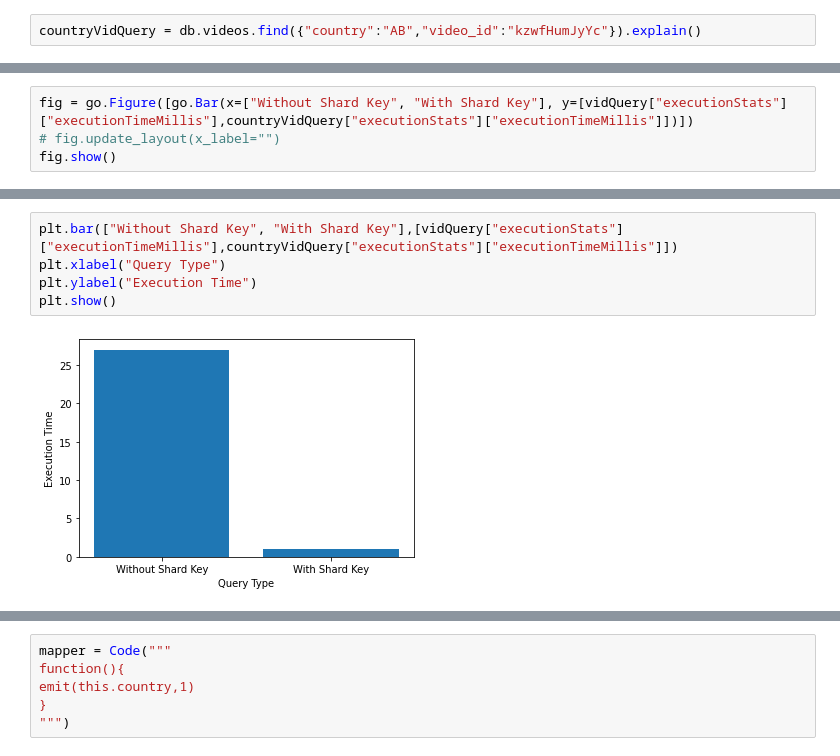
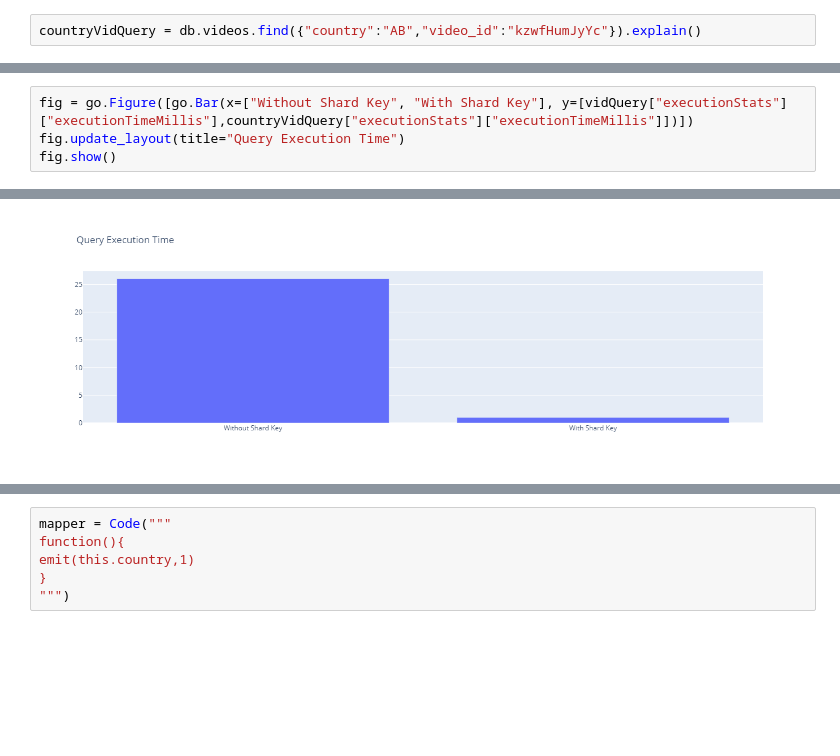
Before and after one commit to Team-CodePlay/distributed-mongodb-framework, a Jupyter notebook: shardAnalysis.ipynb, the cells around one changed output, grey strips where cells are left out. Cells and saved outputs as stored; diff of their text form; blank space fills up the shorter version.

```diff
--- a/shardAnalysis.ipynb
+++ b/shardAnalysis.ipynb
@@ -95,5 +116,5 @@ countryVidQuery = db.videos.find({"country":"AB","video_id":"kzwfHumJyYc"}).expl
 # %%
 fig = go.Figure([go.Bar(x=["Without Shard Key", "With Shard Key"], y=[vidQuery["executionStats"]["executionTimeMillis"],countryVidQuery["executionStats"]["executionTimeMillis"]])])
-# fig.update_layout(x_label="")
+fig.update_layout(title="Query Execution Time")
 fig.show()
 # %% [output]
@@ -101,8 +121,2 @@ fig.show()
+[figure, added]
-# %%
-plt.bar(["Without Shard Key", "With Shard Key"],[vidQuery["executionStats"]["executionTimeMillis"],countryVidQuery["executionStats"]["executionTimeMillis"]])
-plt.xlabel("Query Type")
-plt.ylabel("Execution Time")
-plt.show()
-# %% [output]
-[figure, removed]
 # %%
```
Also changed, not shown: parts of 13 cells of this notebook.
